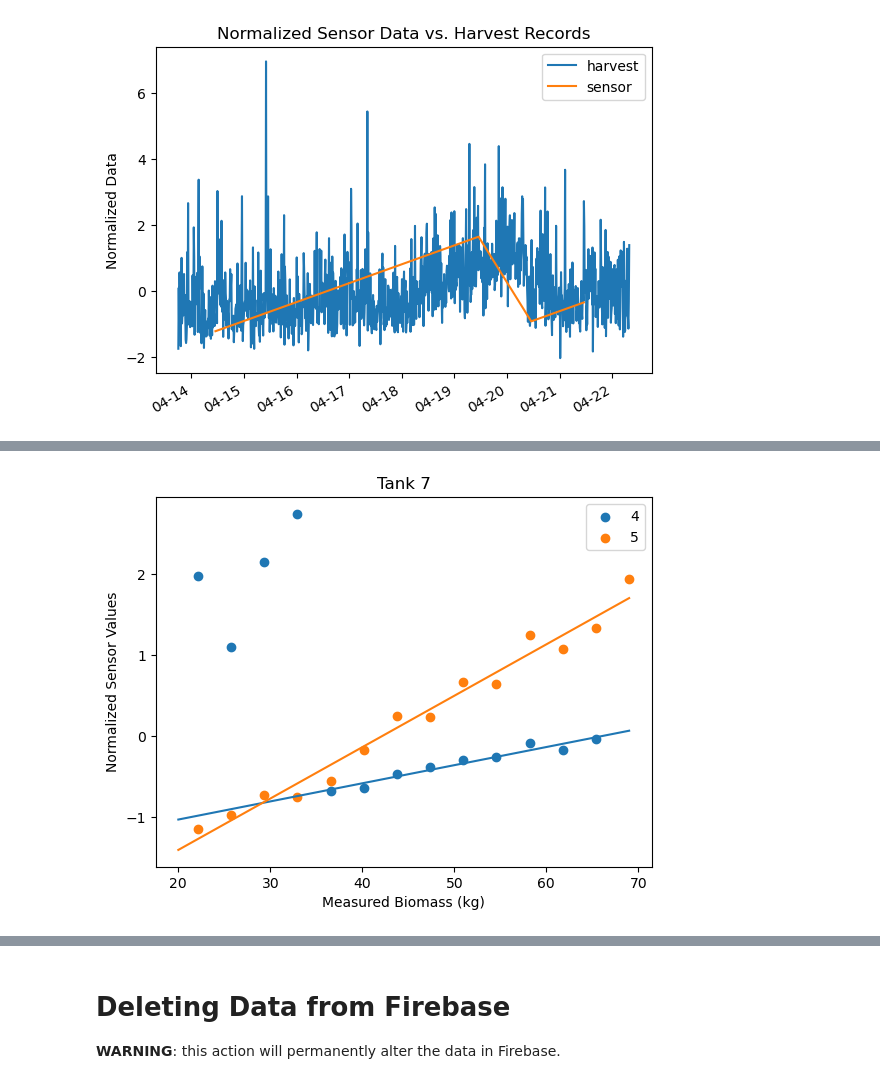
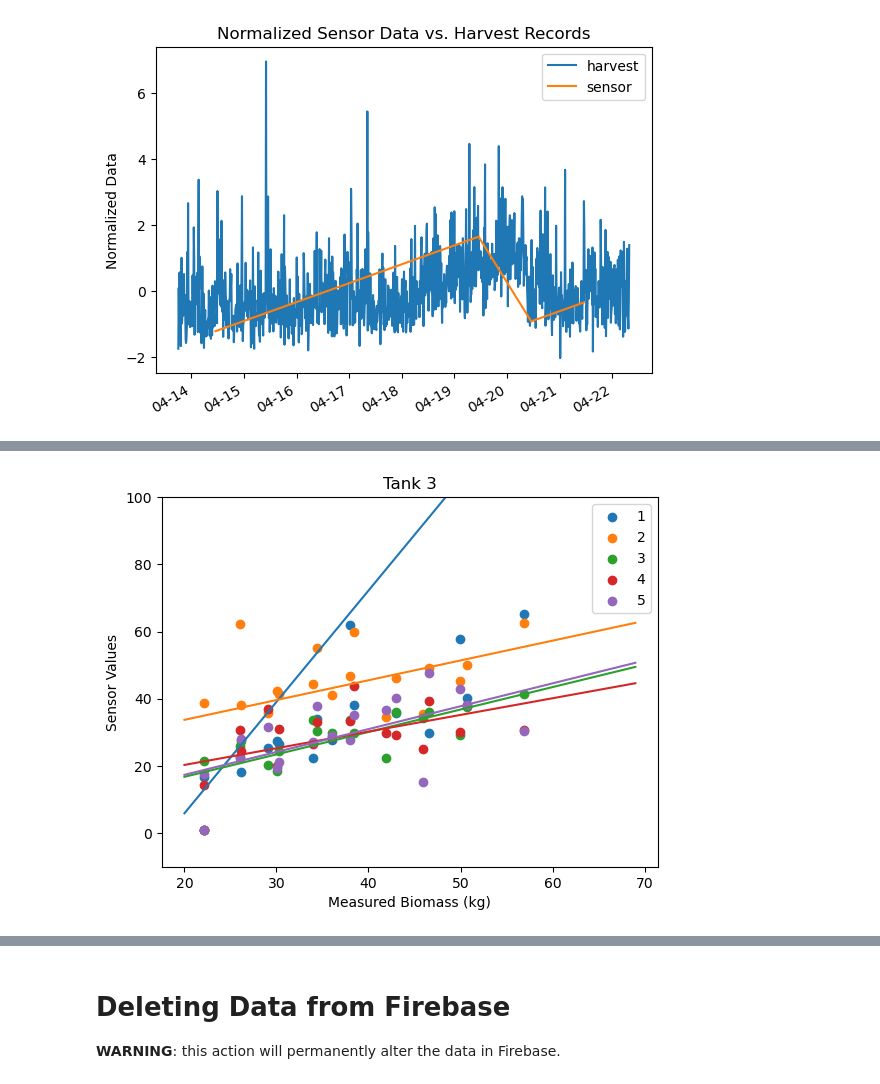
Before and after one commit to wFairmanOlin/Biomass, a Jupyter notebook: data/process_data.ipynb, the cells around one changed output, grey strips where cells are left out. Cells and saved outputs as stored; diff of their text form; code cells hidden in the pictures.

```diff
--- a/data/process_data.ipynb
+++ b/data/process_data.ipynb
@@ -403,35 +408,42 @@ for bmx in sensors:
 # %%
 h = np.array(harvest_values)
 g = np.array(g_values)
 s = np.array(sensor_ids)
 d = np.array(diff_values)
 
 x = np.arange(20, 70)
-step, offset = np.polyfit(h[s == 1], g[s == 1], 1)
+step, offset = np.polyfit(h[s == 1], d[s == 1], 1)
 y1 = x * step + offset
-step, offset = np.polyfit(h[s == 2], g[s == 2], 1)
+step, offset = np.polyfit(h[s == 2], d[s == 2], 1)
 y2 = x * step + offset
-step, offset = np.polyfit(h[s == 3], g[s == 3], 1)
+step, offset = np.polyfit(h[s == 3], d[s == 3], 1)
 y3 = x * step + offset
-step, offset = np.polyfit(h[(s == 4) & (h > 35)], g[(s == 4) & (h > 35)], 1)
+step, offset = np.polyfit(h[s == 4], d[s == 4], 1)
 y4 = x * step + offset
-step, offset = np.polyfit(h[(s == 5)], g[s == 5], 1)
+step, offset = np.polyfit(h[s == 5], d[s == 5], 1)
 y5 = x * step + offset
 
 
 plt.figure()
-plt.scatter(h[s == 4], g[s == 4])
-plt.scatter(h[s == 5], g[s == 5])
+plt.scatter(h[s == 1], d[s == 1])
+plt.scatter(h[s == 2], d[s == 2])
+plt.scatter(h[s == 3], d[s == 3])
+plt.scatter(h[s == 4], d[s == 4])
+plt.scatter(h[s == 5], d[s == 5])
+plt.plot(x, y1)
+plt.plot(x, y2)
+plt.plot(x, y3)
 plt.plot(x, y4)
 plt.plot(x, y5)
-plt.legend(['4', '5'])
-plt.title("Tank 7")
+plt.ylim(-10, 100)
+plt.legend(['1', '2', '3', '4', '5'])
+plt.title("Tank 3")
 plt.xlabel("Measured Biomass (kg)")
-plt.ylabel("Normalized Sensor Values")
-plt.savefig("bmass_tank7.png")
+plt.ylabel("Sensor Values")
+plt.savefig("bmass_tank3.png")
 plt.show()
 # %% [output]
-[figure, old version]
+[figure, new version]
 # %%
 plt.figure()
 plt.scatter(h[s == 1], d[s == 1])
```
Also changed, not shown: parts of 12 cells of this notebook, 12 other files.
